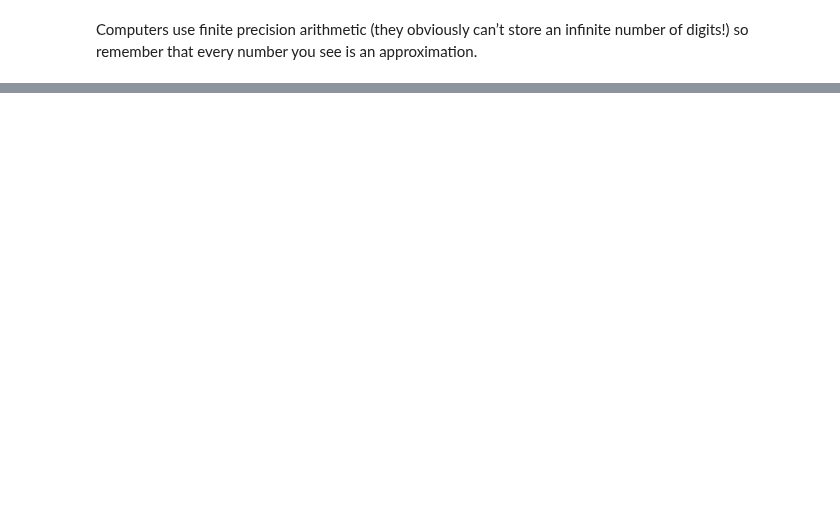
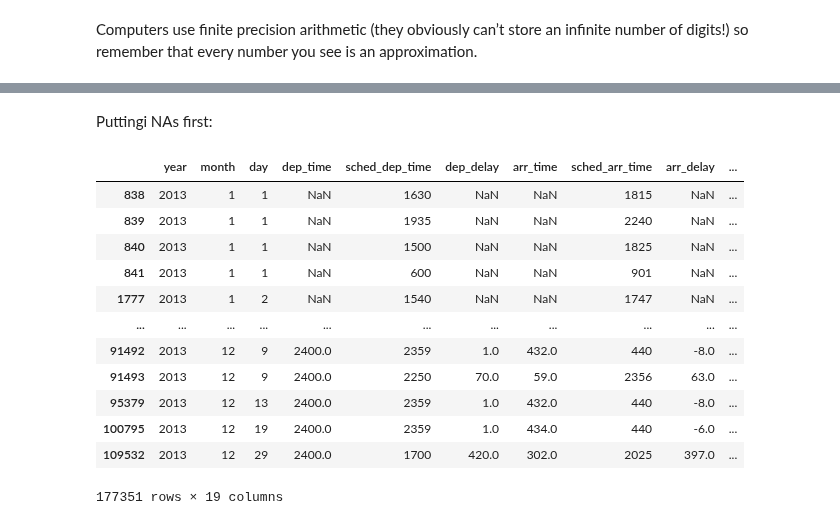
Before and after one commit to markumreed/ds4b, a Jupyter notebook: python_ds4b/01_exploration/02_data_transformation/02_data_transformation.ipynb, the cells around one changed output, grey strips where cells are left out. Saved outputs shown, nothing was run; the diff lists cells and outputs as text; code cells hidden in the pictures; blank space fills up the shorter version.

```diff
--- a/python_ds4b/01_exploration/02_data_transformation/02_data_transformation.ipynb
+++ b/python_ds4b/01_exploration/02_data_transformation/02_data_transformation.ipynb
@@ -83,0 +266,18 @@ Computers use finite precision arithmetic (they obviously can’t store an infin
+# %% [markdown]
+Puttingi NAs first:
+# %%
+flights.sort_values(by=["year", "month", "dep_time"], na_position='first')
+# %% [output]
+|  | year | month | day | dep_time | sched_dep_time | dep_delay | arr_time | sched_arr_time | arr_delay | ... |
+| 838 | 2013 | 1 | 1 | NaN | 1630 | NaN | NaN | 1815 | NaN | ... |
+| 839 | 2013 | 1 | 1 | NaN | 1935 | NaN | NaN | 2240 | NaN | ... |
+| 840 | 2013 | 1 | 1 | NaN | 1500 | NaN | NaN | 1825 | NaN | ... |
+| 841 | 2013 | 1 | 1 | NaN | 600 | NaN | NaN | 901 | NaN | ... |
+| 1777 | 2013 | 1 | 2 | NaN | 1540 | NaN | NaN | 1747 | NaN | ... |
+| ... | ... | ... | ... | ... | ... | ... | ... | ... | ... | ... |
+| 91492 | 2013 | 12 | 9 | 2400.0 | 2359 | 1.0 | 432.0 | 440 | -8.0 | ... |
+| 91493 | 2013 | 12 | 9 | 2400.0 | 2250 | 70.0 | 59.0 | 2356 | 63.0 | ... |
+| 95379 | 2013 | 12 | 13 | 2400.0 | 2359 | 1.0 | 432.0 | 440 | -8.0 | ... |
+| 100795 | 2013 | 12 | 19 | 2400.0 | 2359 | 1.0 | 434.0 | 440 | -6.0 | ... |
+| 109532 | 2013 | 12 | 29 | 2400.0 | 1700 | 420.0 | 302.0 | 2025 | 397.0 | ... |
+177351 rows × 19 columns
```
Also changed, not shown: parts of 59 cells of this notebook.
